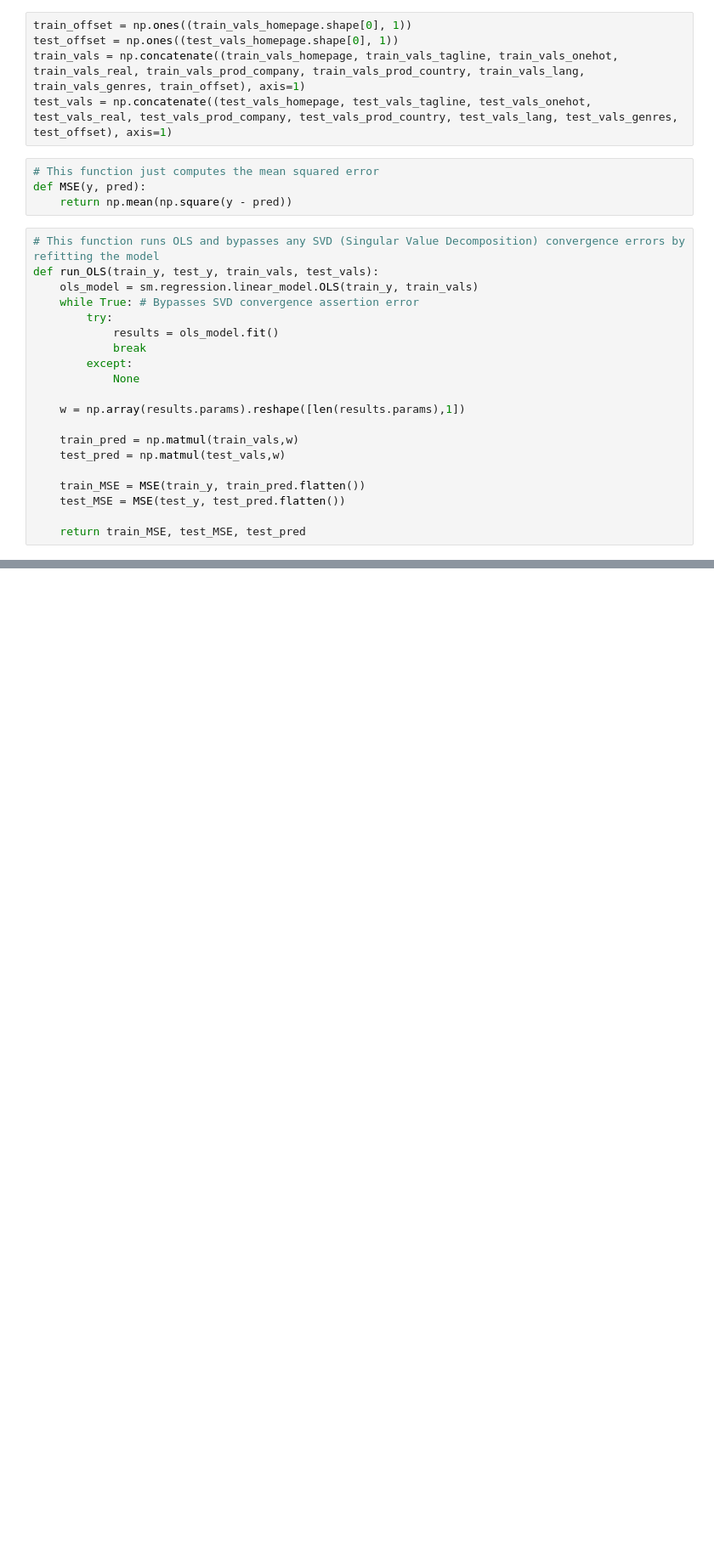
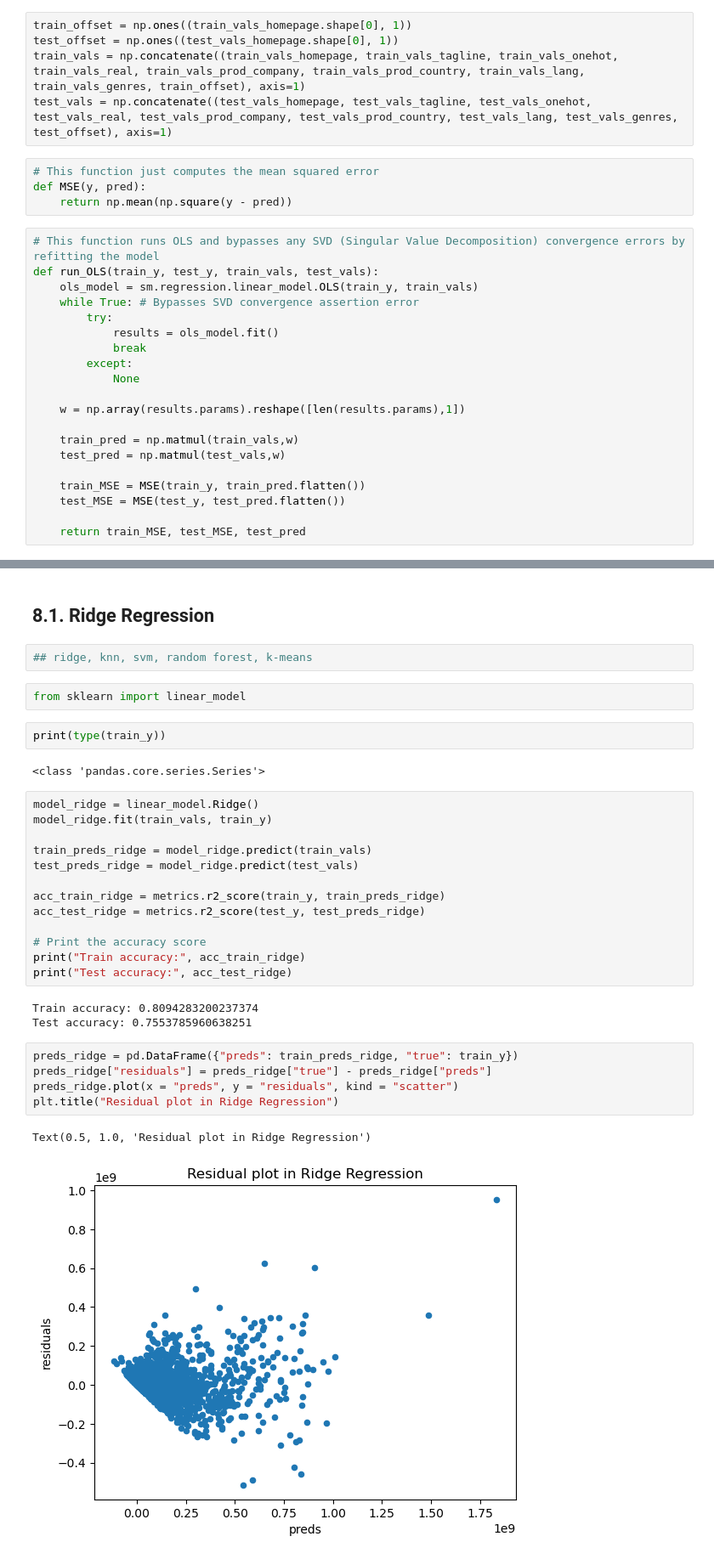
Before and after one commit to JoyceHuangEC/ORIE5741_project, a Jupyter notebook: tmdb.ipynb, the cells around one changed output, grey strips where cells are left out. Shown: that part at 85% size. Drawn from its saved outputs; the diff is of its cells as text; blank space fills up the shorter version.

Commit message:
Add files via upload
Add models ridge, knn and svm

```diff
--- a/tmdb.ipynb
+++ b/tmdb.ipynb
@@ -333,0 +426,34 @@ print(metrics.mean_squared_log_error(test_y, test_pred))
+# %% [markdown]
+## 8.1. Ridge Regression
+# %%
+## ridge, knn, svm, random forest, k-means
+# %%
+from sklearn import linear_model
+# %%
+print(type(train_y))
+# %% [output]
+<class 'pandas.core.series.Series'>
+# %%
+model_ridge = linear_model.Ridge()
+model_ridge.fit(train_vals, train_y)
+
+train_preds_ridge = model_ridge.predict(train_vals)
+test_preds_ridge = model_ridge.predict(test_vals)
+
+acc_train_ridge = metrics.r2_score(train_y, train_preds_ridge)
+acc_test_ridge = metrics.r2_score(test_y, test_preds_ridge)
+
+# Print the accuracy score
+print("Train accuracy:", acc_train_ridge)
+print("Test accuracy:", acc_test_ridge)
+# %% [output]
+Train accuracy: 0.8094283200237374
+Test accuracy: 0.7553785960638251
+# %%
+preds_ridge = pd.DataFrame({"preds": train_preds_ridge, "true": train_y})
+preds_ridge["residuals"] = preds_ridge["true"] - preds_ridge["preds"]
+preds_ridge.plot(x = "preds", y = "residuals", kind = "scatter")
+plt.title("Residual plot in Ridge Regression")
+# %% [output]
+Text(0.5, 1.0, 'Residual plot in Ridge Regression')
+[figure, added]
```
Also changed, not shown: parts of 23 cells of this notebook.
